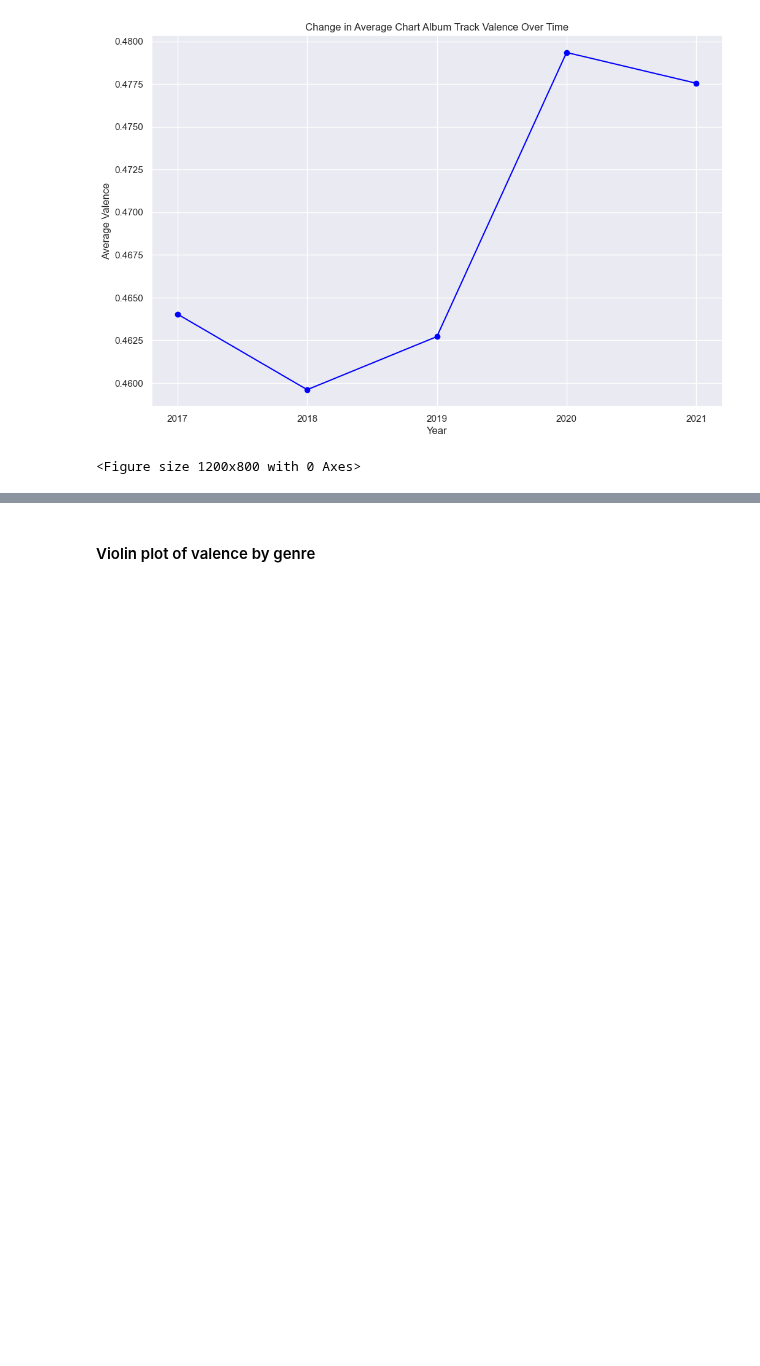
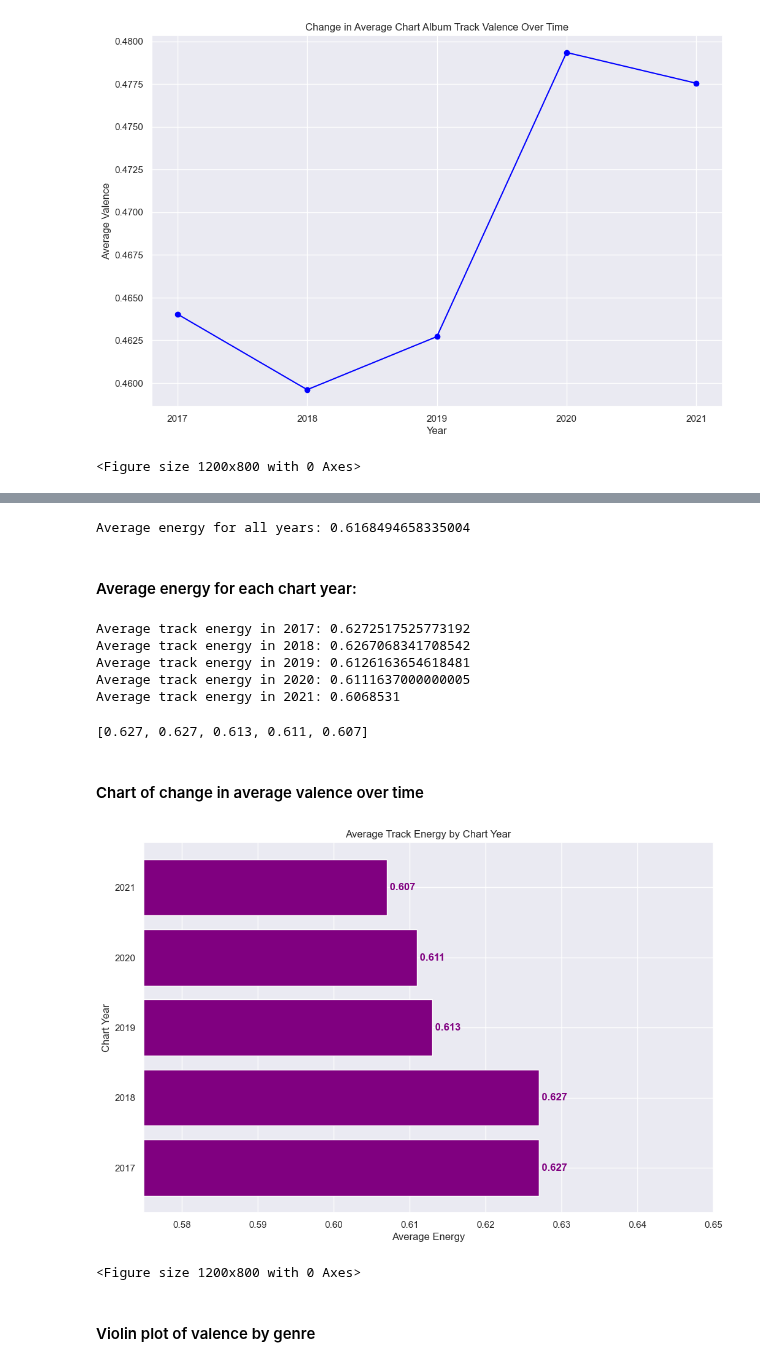
Before and after one commit to katieravenwood/Spotify-Five-Year-Analysis-Project, a Jupyter notebook: notebooks/ExploratoryAnalysis.ipynb, the cells around one changed output, grey strips where cells are left out. Saved outputs shown, nothing was run; the diff lists cells and outputs as text; code cells hidden in the pictures; blank space fills up the shorter version.

```diff
--- a/notebooks/ExploratoryAnalysis.ipynb
+++ b/notebooks/ExploratoryAnalysis.ipynb
@@ -681,3 +684,45 @@ plt.savefig('../viz/pyplots/ValenceMeansOverTimeLineChart.png')
+# %%
+print(f"Average energy for all years: {np.mean(df5['energy'])}")
+# %% [output]
+Average energy for all years: 0.6168494658335004
+# %% [markdown]
+#### Average energy for each chart year:
+# %%
+print(f"Average track energy in 2017: {np.mean(df5[df5['playlist_name'] == 'Billboard 200 Top Albums 2017']['energy'])}")
+print(f"Average track energy in 2018: {np.mean(df5[df5['playlist_name'] == 'Billboard 200 Top Albums 2018']['energy'])}")
+print(f"Average track energy in 2019: {np.mean(df5[df5['playlist_name'] == 'Billboard 200 Top Albums 2019']['energy'])}")
+print(f"Average track energy in 2020: {np.mean(df5[df5['playlist_name'] == 'Billboard 200 Top Albums 2020']['energy'])}")
+print(f"Average track energy in 2021: {np.mean(df5[df5['playlist_name'] == 'Billboard 200 Top Albums 2021']['energy'])}")
+# %% [output]
+Average track energy in 2017: 0.6272517525773192
+Average track energy in 2018: 0.6267068341708542
+Average track energy in 2019: 0.6126163654618481
+Average track energy in 2020: 0.6111637000000005
+Average track energy in 2021: 0.6068531
+# %%
+energy_frame = df5[['track_id', 'playlist_name', 'main_genre', 'valence', 'energy']]
+average_energy = list(round(energy_frame.groupby('playlist_name')['energy'].mean() ,3))
+average_energy
+# %% [output]
+[0.627, 0.627, 0.613, 0.611, 0.607]
+# %% [markdown]
+#### Chart of change in average valence over time
+# %%
+years = ['2017', '2018', '2019', '2020', '2021']
+y_pos = np.arange(len(years))
+plt.barh(y_pos, average_energy, color='purple')
+for i, v in enumerate(average_energy):
+    plt.text(v, i, " "+str(v), color='purple', va='center', fontweight='bold')
+plt.xlim(.575, .65)
+plt.title("Average Track Energy by Chart Year")
+plt.xlabel("Average Energy")
+plt.ylabel("Chart Year")
+plt.yticks(y_pos, years)
+plt.show()
+plt.savefig('../viz/pyplots/EnergyMeansOverTimeLineChart.png')
+# %% [output]
+[figure, added]
+<Figure size 1200x800 with 0 Axes>
 # %% [markdown]
 #### Violin plot of valence by genre
 # %%
```
Also changed, not shown: parts of 5 cells of this notebook, 16 other files.
